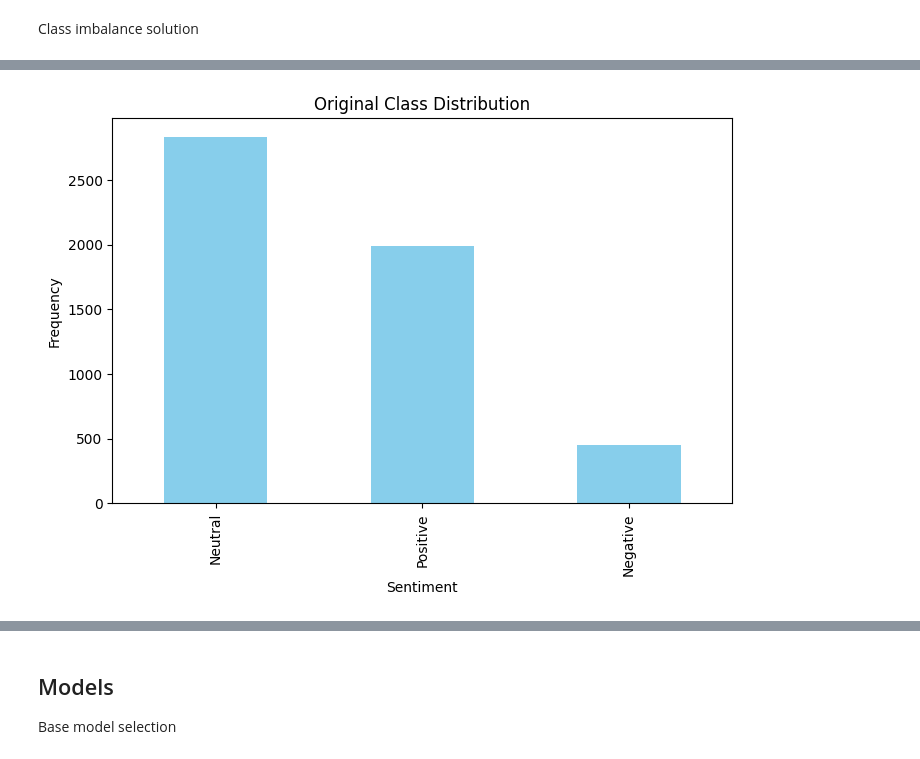
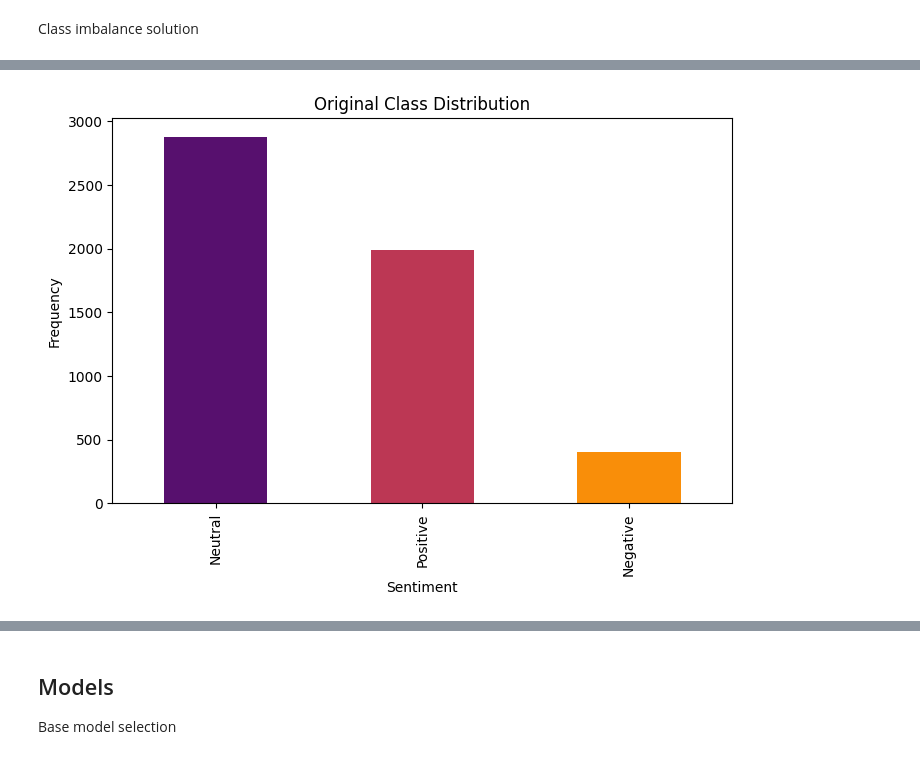
Before and after one commit to Atieng/sentiment-analysis-2024-olympics, a Jupyter notebook: Modelling.ipynb, the cells around one changed output, grey strips where cells are left out. Cells and saved outputs as stored; diff of their text form; code cells hidden in the pictures.

```diff
--- a/Modelling.ipynb
+++ b/Modelling.ipynb
@@ -108,0 +76,5 @@ df.duplicated().sum()
+# %%
+# Load Dataset
+df = pd.read_csv('2024-olympics-sentiments.csv')
+# Get the info of the dataset
+df.info()
@@ -109,3 +229,9 @@ df.duplicated().sum()
+# %%
+df['Clean_Tweet'] = df['Tweet_Content'].apply(lemmatize_tweet)
+df['Clean_Tweet'] = df['Clean_Tweet'].apply(join_text)
+
+# Now, the DataFrame df will have a new column 'Cleaned_Tweet' with processed tweets
+df = df[['Tweet_Content', 'Clean_Tweet']]
 # %%
 df.shape
 # %% [output]
@@ -136,3 +238,0 @@ def clean_tweet(tweet):
-# %%
-# Apply the cleaning function to the tweet column
-df['clean_tweet'] = df['Tweet_Content'].apply(clean_tweet)
@@ -153,11 +244,11 @@ Pseudo Sentiment assignment
 sentiments = SentimentIntensityAnalyzer()
 
 # Calculate polarity scores for each tweet and store them in new columns in the DataFrame df
-df["Positive"] = [sentiments.polarity_scores(tweet)["pos"] for tweet in df["clean_tweet"]]
-df["Negative"] = [sentiments.polarity_scores(tweet)["neg"] for tweet in df["clean_tweet"]]
-df["Neutral"] = [sentiments.polarity_scores(tweet)["neu"] for tweet in df["clean_tweet"]]
-df['Compound'] = [sentiments.polarity_scores(tweet)["compound"] for tweet in df["clean_tweet"]]
+df["Positive"] = [sentiments.polarity_scores(tweet)["pos"] for tweet in df["Clean_Tweet"]]
+df["Negative"] = [sentiments.polarity_scores(tweet)["neg"] for tweet in df["Clean_Tweet"]]
+df["Neutral"] = [sentiments.polarity_scores(tweet)["neu"] for tweet in df["Clean_Tweet"]]
+df['Compound'] = [sentiments.polarity_scores(tweet)["compound"] for tweet in df["Clean_Tweet"]]
 
 # Print the first few rows of the DataFrame to see the results
-df.head()
+df.shape
 # %% [output]
@@ -199,16 +285,21 @@ Negative     454
 Name: count, dtype: int64
 # %%
-
 # Splitting the data into features and target
-X = df['clean_tweet']
+X = df['Clean_Tweet']
 y = df['Sentiment']
 
 # Visualizing class distribution before SMOTE
 fig, ax = plt.subplots(figsize=(8, 5))
-y.value_counts().plot(kind='bar', color='skyblue')
+
+# Using inferno colormap
+colors = sns.color_palette("inferno", len(y.value_counts()))
+
+# Plotting the bar chart with the inferno colormap
+y.value_counts().plot(kind='bar', color=colors, ax=ax)
+
 ax.set_title('Original Class Distribution')
 ax.set_xlabel('Sentiment')
 ax.set_ylabel('Frequency')
 plt.show()
 # %% [output]
-[figure, old version]
+[figure, new version]
```
Also changed, not shown: parts of 50 cells of this notebook.
